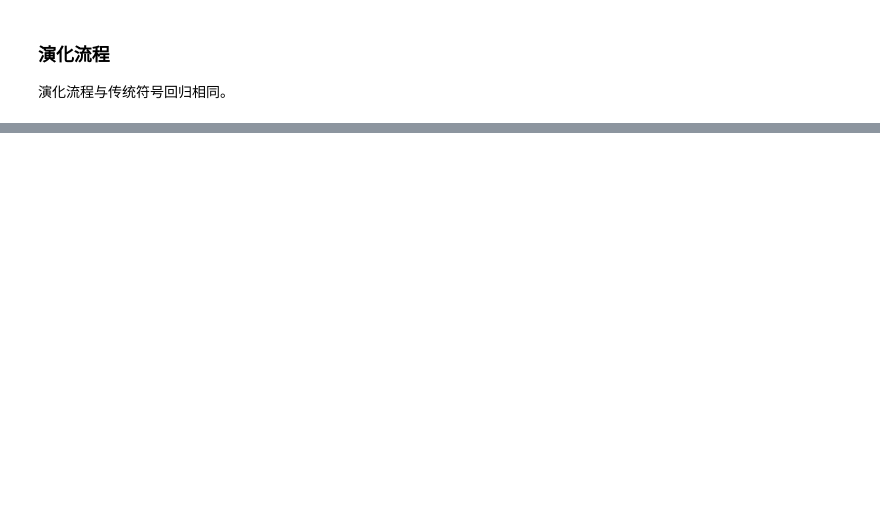
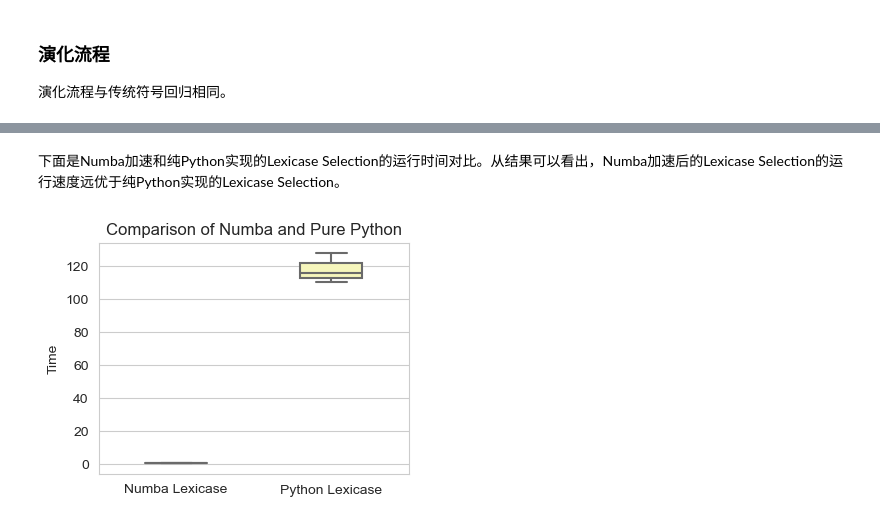
Before and after one commit to hengzhe-zhang/DEAP-GP-Tutorial, a Jupyter notebook: tricks/numba-lexicase-selection.ipynb, the cells around one changed output, grey strips where cells are left out. Drawn from its saved outputs; the diff is of its cells as text; code cells hidden in the pictures; blank space fills up the shorter version.

```diff
--- a/tricks/numba-lexicase-selection.ipynb
+++ b/tricks/numba-lexicase-selection.ipynb
@@ -146,0 +158,13 @@ add(mul(0, x), mul(x, x))
+# %%
+# 使用纯Python实现的Lexicase Selection
+toolbox.register("select", tools.selAutomaticEpsilonLexicase)
+python_lexicase_time = []
+for i in range(3):
+    start = time.time()
+    population = toolbox.population(n=100)
+    hof = tools.HallOfFame(1)
+    pop, log  = algorithms.eaSimple(population=population,
+                               toolbox=toolbox, cxpb=0.9, mutpb=0.1, ngen=10, stats=mstats, halloffame=hof, verbose=True)
+    end = time.time()
+    print(str(hof[0]))
+    python_lexicase_time.append(end - start)
@@ -146,0 +189,20 @@ add(mul(0, x), mul(x, x))
+# %% [markdown]
+下面是Numba加速和纯Python实现的Lexicase Selection的运行时间对比。从结果可以看出，Numba加速后的Lexicase Selection的运行速度远优于纯Python实现的Lexicase Selection。
+# %%
+import seaborn as sns
+import matplotlib.pyplot as plt
+import pandas as pd
+
+data = pd.DataFrame(
+    {'Category': ['Numba Lexicase'] * len(numba_lexicase_time) + ['Python Lexicase'] * len(python_lexicase_time),
+     'Time': np.concatenate([numba_lexicase_time, python_lexicase_time])})
+
+plt.figure(figsize=(4, 3))
+sns.set_style("whitegrid")
+sns.boxplot(data=data, x='Category', y='Time', palette="Set3", width=0.4)
+plt.title('Comparison of Numba and Pure Python')
+plt.xlabel('')
+plt.ylabel('Time')
+plt.show()
+# %% [output]
+[figure, added]
```
Also changed, not shown: parts of 7 cells of this notebook, 1 other file.
